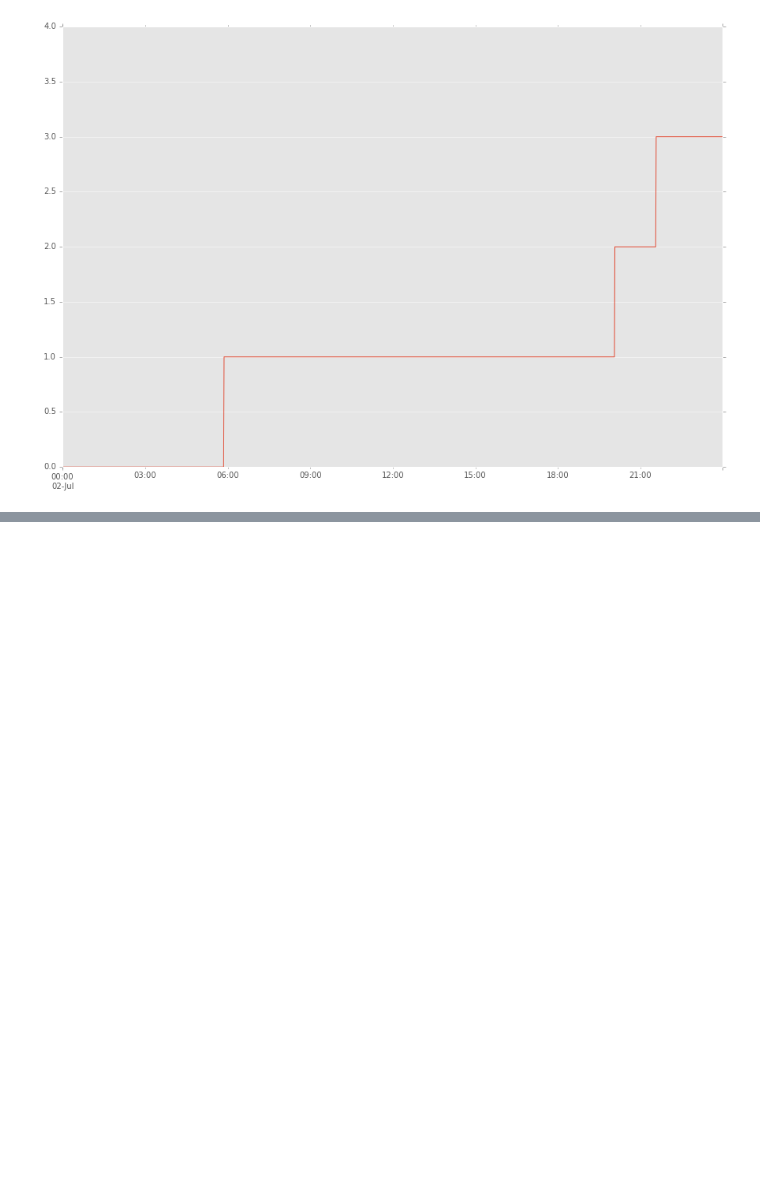
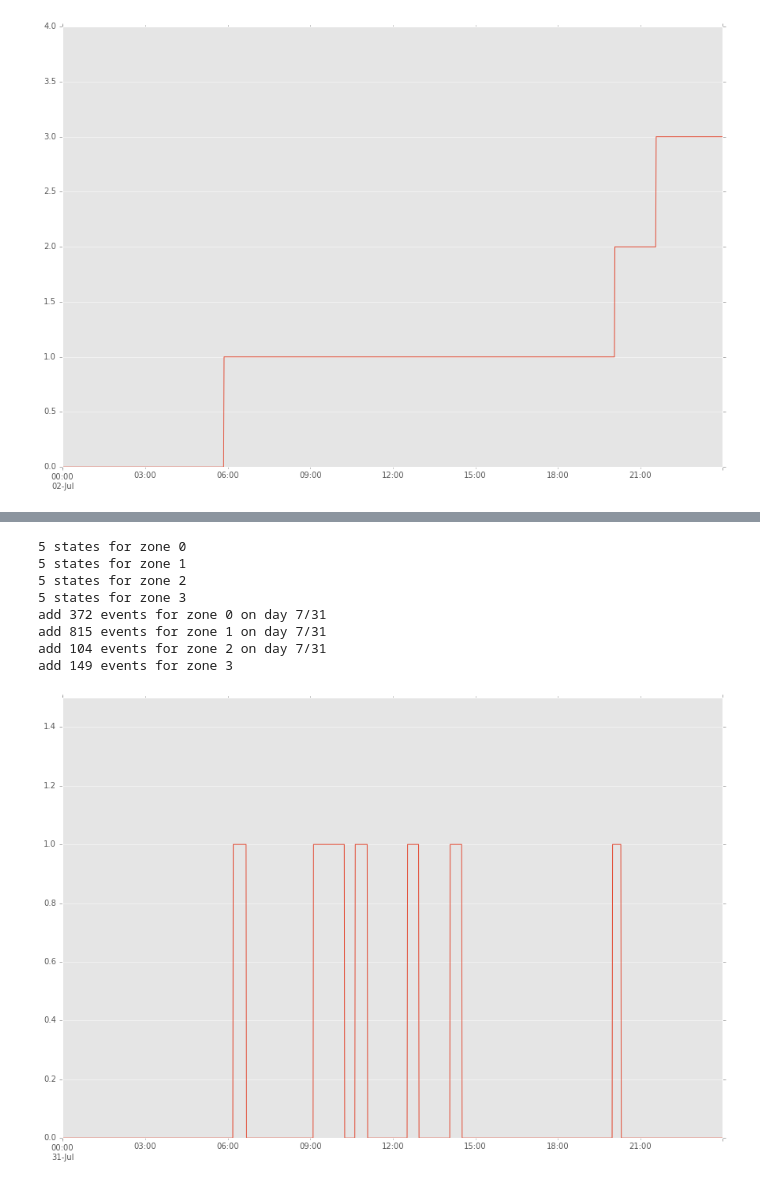
Before and after one commit to mpi-sws-rse/thingflow-examples, a Jupyter notebook: lighting_replay_app/analysis/lux-analysis-front-room.ipynb, the cells around one changed output, grey strips where cells are left out. Drawn from its saved outputs; the diff is of its cells as text; code cells hidden in the pictures; blank space fills up the shorter version.

```diff
--- a/lighting_replay_app/analysis/lux-analysis-front-room.ipynb
+++ b/lighting_replay_app/analysis/lux-analysis-front-room.ipynb
@@ -321 +300,54 @@ Zone 3, 5 on samples, 10 off samples
+# %%
+from hmmlearn.hmm import MultinomialHMM as MHMM
+# train hmms by zone
+hmm_by_zone = []
+for z in range(NUM_ZONES):
+    num_states = 5 #max(3, int(1+len(trainer.on_lengths[z])/2))
+    print("%d states for zone %d" % (num_states, z))
+    hmm = MHMM(n_components=num_states)
+    data = np.array(length_data.obs_by_zone[z]).reshape(-1, 1)
+    hmm.fit(data)
+    hmm_by_zone.append(hmm)
+
+def predict_hmm_by_zone(dt_series):
+    predictions = []
+    last_zone = None
+    last_cnt = None
+    for dt in dt_series:
+        (sunrise, sunset) = get_sunrise_sunset(dt.month, dt.day)
+        zone = time_of_day_to_zone(dt_to_minutes(dt), sunrise, sunset)
+        if zone != last_zone:
+            if last_cnt is not None:
+                print("add %d events for zone %d on day %d/%d" % (last_cnt, last_zone, dt.month, dt.day))
+                (samples, states) = hmm_by_zone[last_zone].sample(last_cnt)
+                predictions.extend([x[0] for x in samples])
+            last_cnt = 1
+        else:
+            last_cnt += 1
+        last_zone = zone
+    if last_zone is not None:
+        print("add %d events for zone %d" % (last_cnt, last_zone))
+        (samples, states) = hmm_by_zone[last_zone].sample(last_cnt)
+        predictions.extend([x[0] for x in samples])
+    assert len(predictions)==len(dt_series)
+    return pd.Series(predictions, index=dt_series)
+
+# generate some perdictions for July 31, 2016
+predict_dts_short = [datetime.datetime(year=2016, month=7, day=31, hour=h, minute=m)
+                     for (h, m) in [(h, m) for h in range(0, 24) for m in range(0, 60)]]
+short_predictions = predict_hmm_by_zone(predict_dts_short)
+def plot(predictions):
+    predictions.plot(figsize=(15,10))
+    pylab.ylim([0, 1.5])
+plot(short_predictions)
+# %% [output]
+5 states for zone 0
+5 states for zone 1
+5 states for zone 2
+5 states for zone 3
+add 372 events for zone 0 on day 7/31
+add 815 events for zone 1 on day 7/31
+add 104 events for zone 2 on day 7/31
+add 149 events for zone 3
+[figure, added]
 # %%
```
Also changed, not shown: parts of 29 cells of this notebook, 1 other file.
